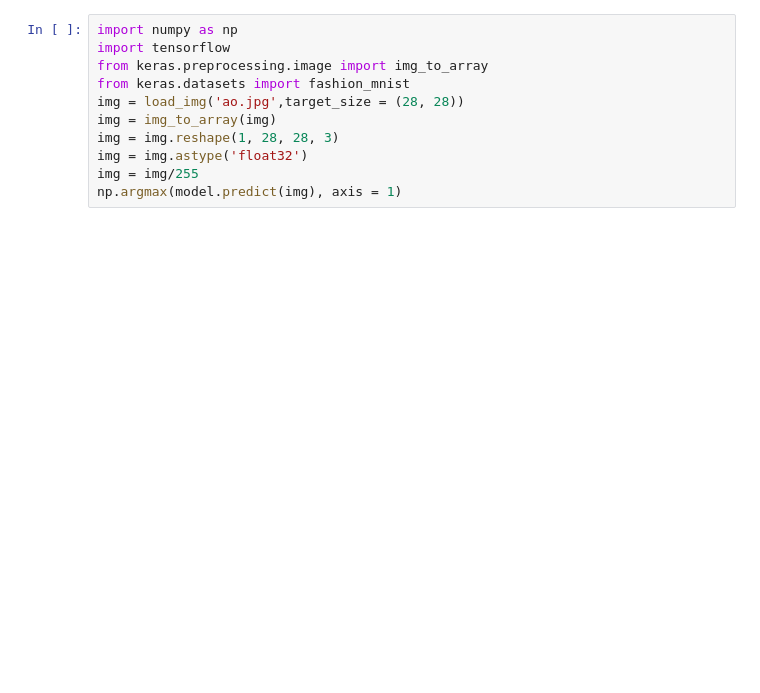
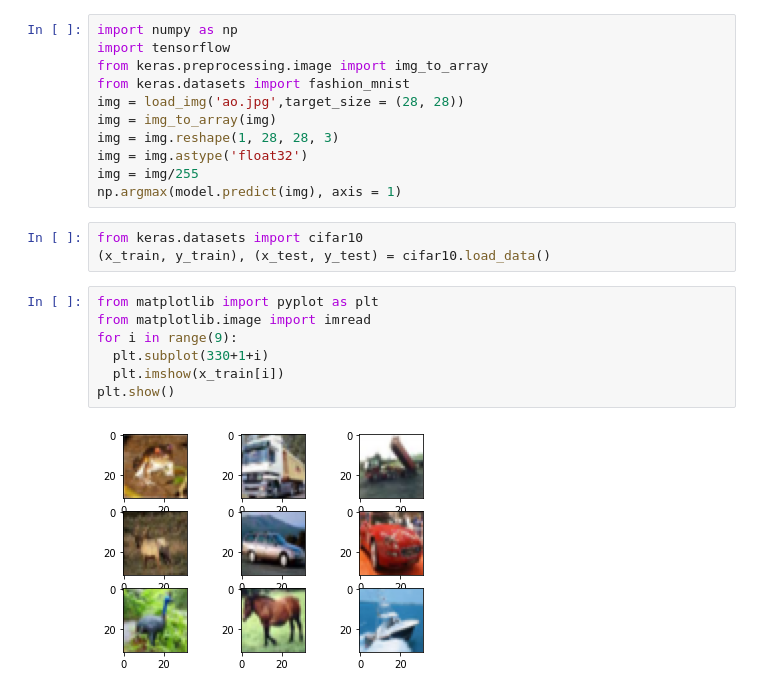
Before and after one commit to HoangKhaLe/b-i-t-p-n-i-c-m-i-n, a Jupyter notebook: Code.ipynb, the cells around one changed output. Cells and saved outputs as stored; diff of their text form; blank space fills up the shorter version.

```diff
--- a/Code.ipynb
+++ b/Code.ipynb
@@ -704,3 +452,15 @@ img = img.reshape(1, 28, 28, 3)
 img = img.astype('float32')
 img = img/255
 np.argmax(model.predict(img), axis = 1)
+# %%
+from keras.datasets import cifar10
+(x_train, y_train), (x_test, y_test) = cifar10.load_data()
+# %%
+from matplotlib import pyplot as plt
+from matplotlib.image import imread
+for i in range(9):
+  plt.subplot(330+1+i)
+  plt.imshow(x_train[i])
+plt.show()
+# %% [output]
+[figure, added]
```
Also changed, not shown: parts of 63 cells of this notebook.
